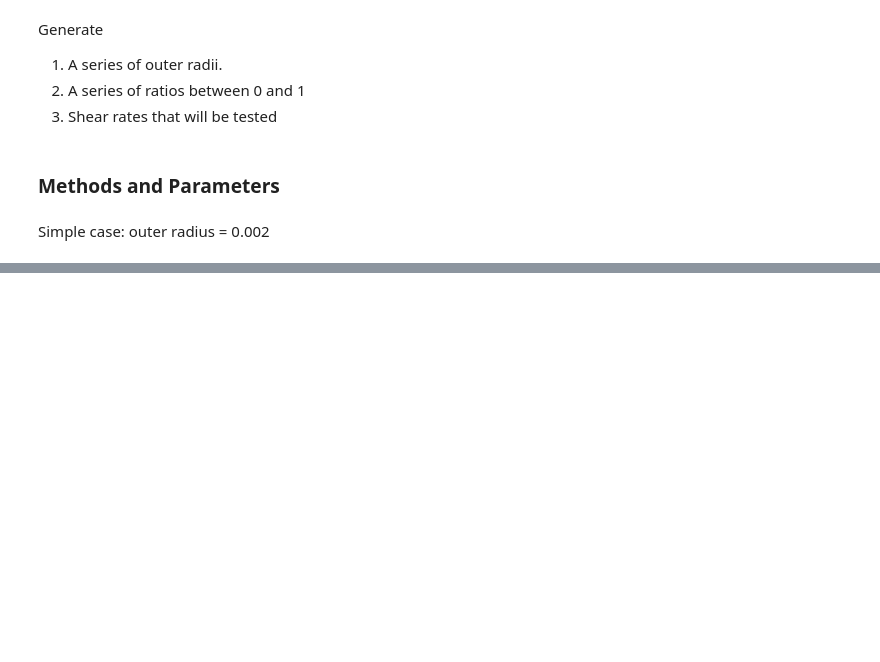
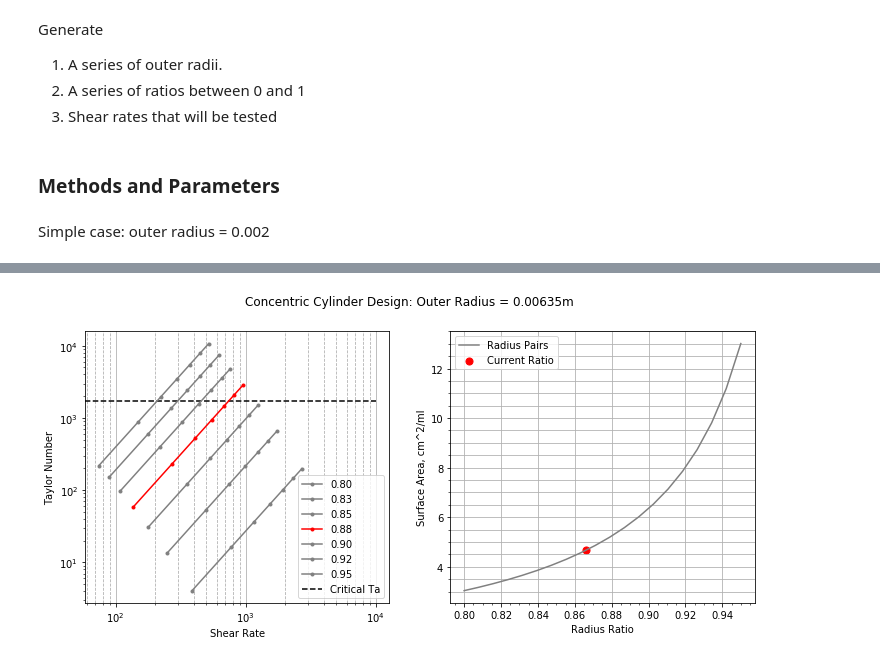
Before and after one commit to mesrobichaud/shear-cell, a Jupyter notebook: phase-space.ipynb, the cells around one changed output, grey strips where cells are left out. Drawn from its saved outputs; the diff is of its cells as text; code cells hidden in the pictures; blank space fills up the shorter version.

Commit message:
New workbook for design optimization

```diff
--- a/phase-space.ipynb
+++ b/phase-space.ipynb
@@ -20,8 +20,7 @@ Generate
 # %%
 %run cc-methods.py
 # %%
-
-r_0 = 0.0081
+r_0 = 0.00635
 r_outers = [r_0]
 #r_outers = [r_0/2,r_0,r_0*2,r_0*4]
 ratios = np.linspace(0.8,0.95,7)
@@ -29,20 +28,4 @@ velos = np.arange(200,1600,200)
 # %% [markdown]
 Simple case:
 outer radius = 0.002
-# %%
-r_outer = r_outers[0]
-x = []
-y = []
-z = []
-for i in range(0,len(velos)):
-    tmp = []
-    tmp2 = []
-    tmp3 = []
-    for j in range(0,len(ratios)):
-        tmp.append(shear_Rate(r_outer*ratios[j],r_outer,velos[i]))
-        tmp2.append(surf_Area(r_outer*ratios[j],r_outer))
-        tmp3.append(Ta(r_outer*ratios[j],r_outer,velos[i]))
-    x.append(tmp)
-    y.append(tmp2)
-    z.append(tmp3)
 # %% [markdown]
@@ -50,8 +33,5 @@ TRYING LIST COMPREHENSION
 Each curve plots 5 ratios
 Each family of curves (right shift in shear) is velocities
-# %%
-listcomp = [[shear_Rate(i*j,i,velos), surf_Area(i*ratios,i), Ta(i*j,i,velos)]
-             for i in r_outers for j in ratios]
 # %%
 import matplotlib.pyplot as plt
 
@@ -82,0 +78,4 @@ plt.show()
+# %%
+design_Plot([0.00635],ratios,velos,0.0055)
+# %% [output]
+[figure, added]
```
Also changed, not shown: parts of 12 cells of this notebook, 3 other files.
